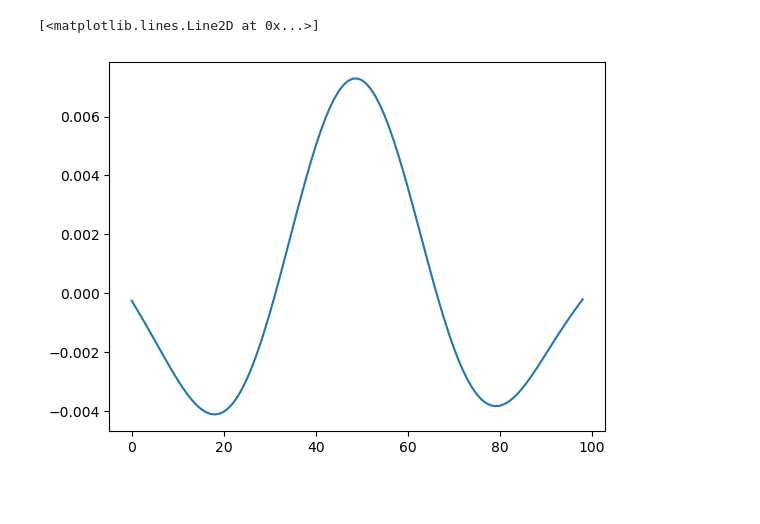
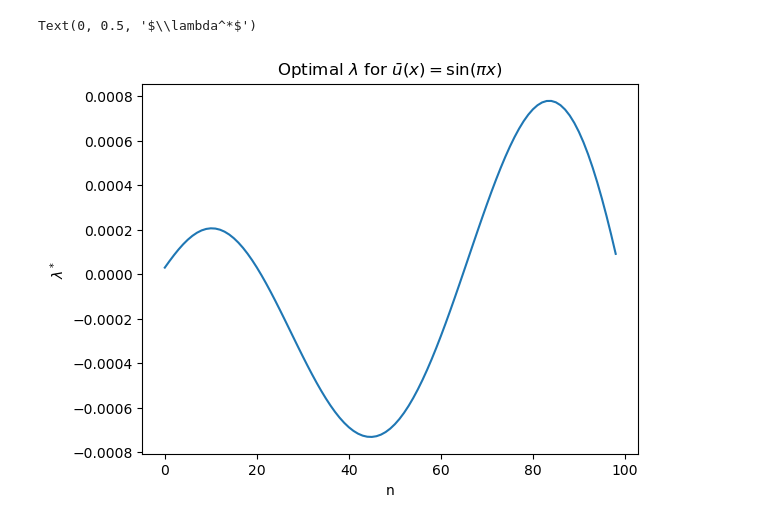
Before and after one commit to hbfreed/Numerical-OptimizationFinal, a Jupyter notebook: finalproject.ipynb, the cells around one changed output. Drawn from its saved outputs; the diff is of its cells as text; code cells hidden in the pictures; blank space fills up the shorter version.

```diff
--- a/finalproject.ipynb
+++ b/finalproject.ipynb
@@ -77,5 +74,8 @@ plt.plot(lambda_stara)
-# %%
-plt.plot(lambda_starb)
-# %% [output]
-[<matplotlib.lines.Line2D at 0x...>]
-[figure, removed]
+# %%
+plt.plot(lambda_stara)
+plt.title(r'Optimal $\lambda$ for $\bar{u}(x) = \sin(\pi x)$')
+plt.xlabel('n')
+plt.ylabel(r'$\lambda^*$')
+# %% [output]
+Text(0, 0.5, '$\\lambda^*$')
+[figure, added]
```
Also changed, not shown: parts of 5 cells of this notebook.
